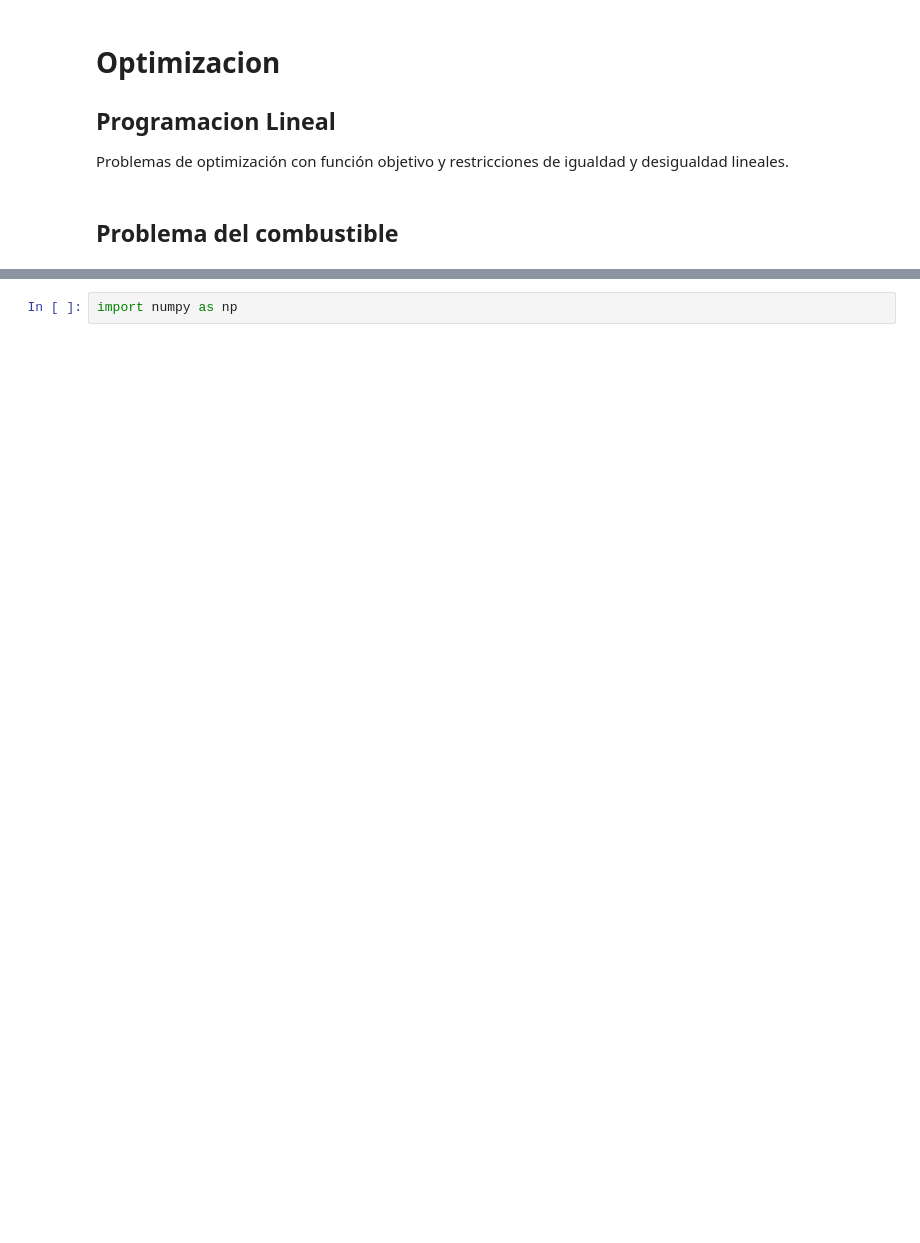
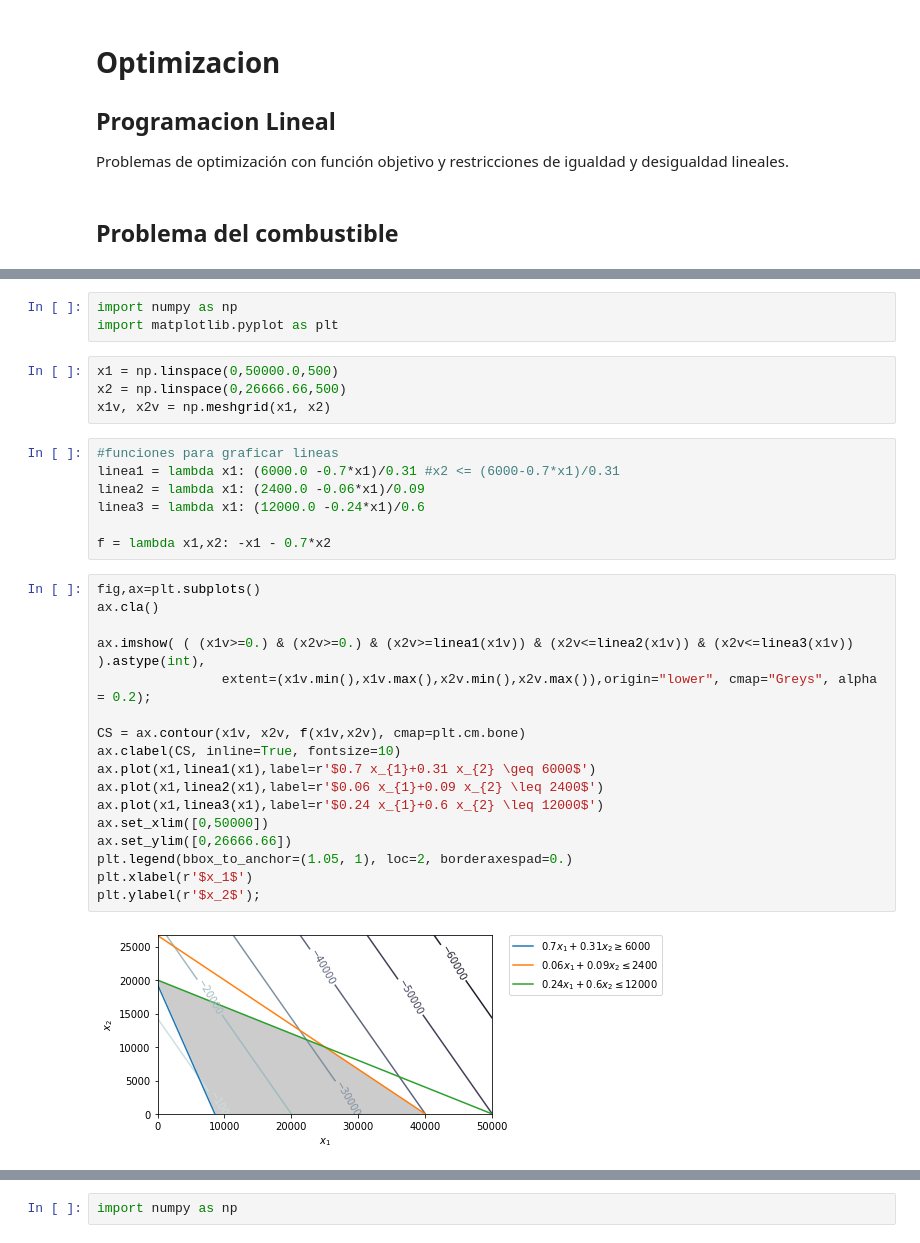
Before and after one commit to cgl-itm/Optimizacion-ITM, a Jupyter notebook: notebooks/07_Ejemplo_LP.ipynb, the cells around one changed output, grey strips where cells are left out. Cells and saved outputs as stored; diff of their text form; blank space fills up the shorter version.

```diff
--- a/notebooks/07_Ejemplo_LP.ipynb
+++ b/notebooks/07_Ejemplo_LP.ipynb
@@ -26 +32,34 @@ $\begin{array}{ll} & \max _{x_{1}, x_{2}} x_{1}+0.7 x_{2} \\ \text { s.t. } & 0.
+# %%
+import numpy as np
+import matplotlib.pyplot as plt
+# %%
+x1 = np.linspace(0,50000.0,500)
+x2 = np.linspace(0,26666.66,500)
+x1v, x2v = np.meshgrid(x1, x2)
+# %%
+#funciones para graficar lineas
+linea1 = lambda x1: (6000.0 -0.7*x1)/0.31 #x2 <= (6000-0.7*x1)/0.31
+linea2 = lambda x1: (2400.0 -0.06*x1)/0.09
+linea3 = lambda x1: (12000.0 -0.24*x1)/0.6
+
+f = lambda x1,x2: -x1 - 0.7*x2
+# %%
+fig,ax=plt.subplots()
+ax.cla()
+
+ax.imshow( ( (x1v>=0.) & (x2v>=0.) & (x2v>=linea1(x1v)) & (x2v<=linea2(x1v)) & (x2v<=linea3(x1v)) ).astype(int),
+                extent=(x1v.min(),x1v.max(),x2v.min(),x2v.max()),origin="lower", cmap="Greys", alpha = 0.2);
+
+CS = ax.contour(x1v, x2v, f(x1v,x2v), cmap=plt.cm.bone)
+ax.clabel(CS, inline=True, fontsize=10)
+ax.plot(x1,linea1(x1),label=r'$0.7 x_{1}+0.31 x_{2} \geq 6000$')
+ax.plot(x1,linea2(x1),label=r'$0.06 x_{1}+0.09 x_{2} \leq 2400$')
+ax.plot(x1,linea3(x1),label=r'$0.24 x_{1}+0.6 x_{2} \leq 12000$')
+ax.set_xlim([0,50000])
+ax.set_ylim([0,26666.66])
+plt.legend(bbox_to_anchor=(1.05, 1), loc=2, borderaxespad=0.)
+plt.xlabel(r'$x_1$')
+plt.ylabel(r'$x_2$');
+# %% [output]
+[figure, added]
 # %% [markdown]
```
Also changed, not shown: parts of 25 cells of this notebook.
